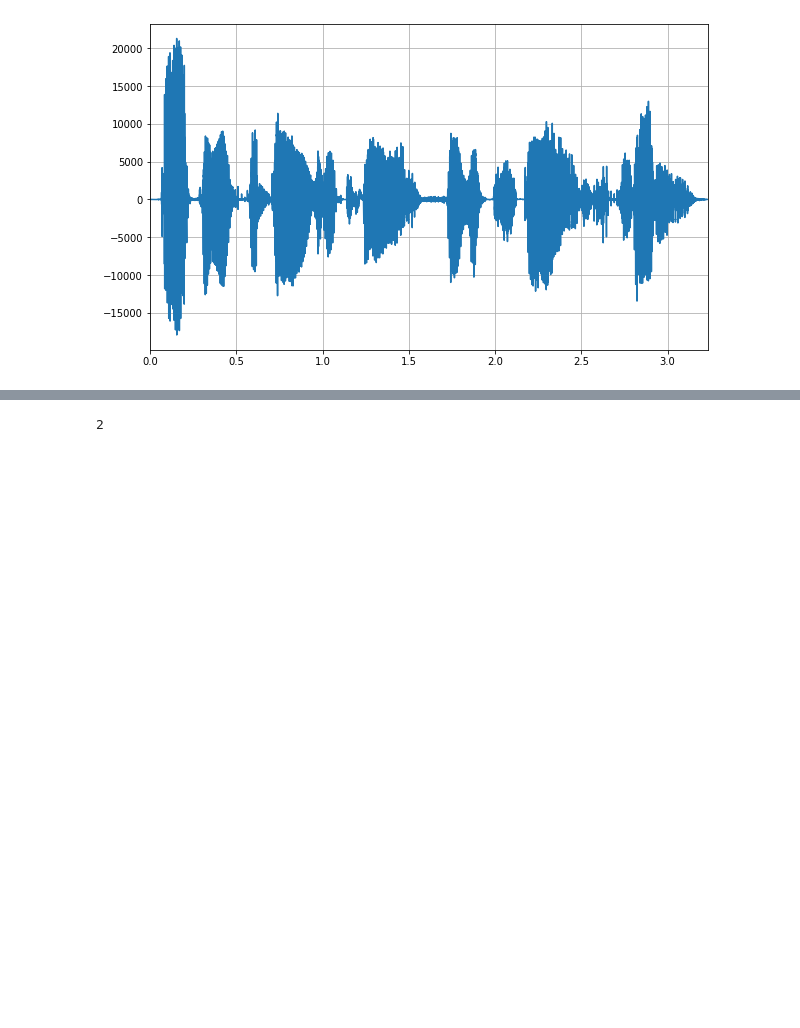
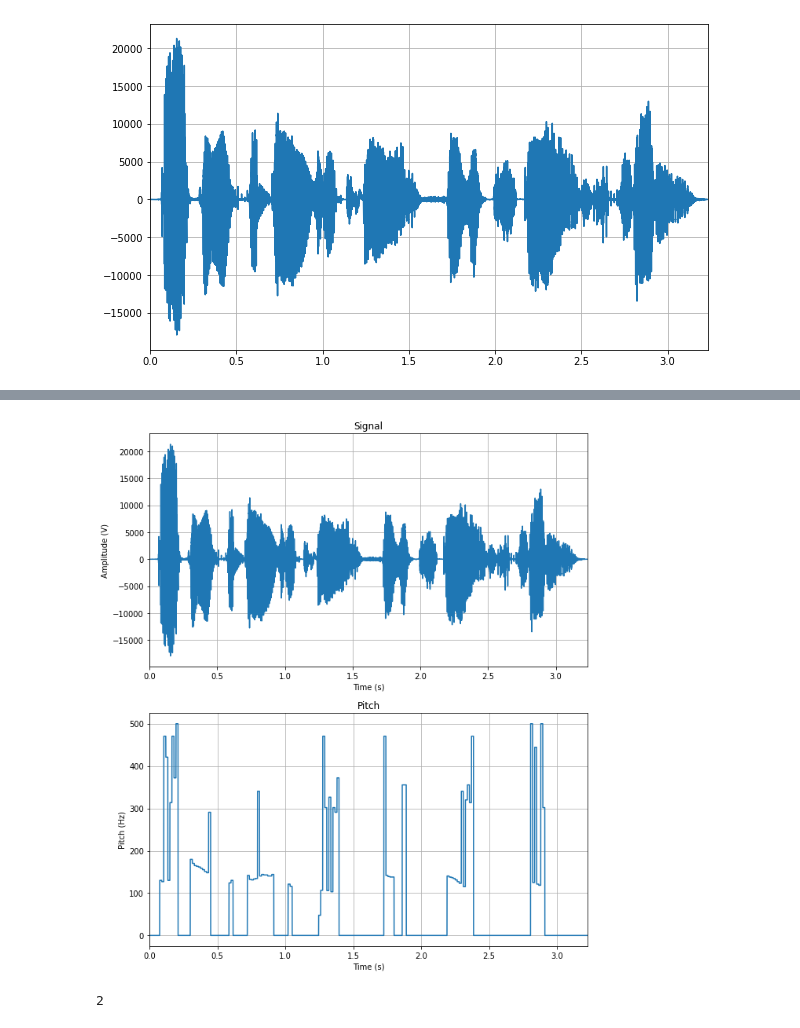
Before and after one commit to lionelGoffaux/signal-project, a Jupyter notebook: labo 2.ipynb, the cells around one changed output, grey strips where cells are left out. Drawn from its saved outputs; the diff is of its cells as text; code cells hidden in the pictures; blank space fills up the shorter version.

```diff
--- a/labo 2.ipynb
+++ b/labo 2.ipynb
@@ -50,3 +83,7 @@ utils.plot_pitch(sentence, 21, 10, fs, 5)
+# %%
+utils.plot_pitch(sentence, 21, 15, fs, 5, utils.cepstrum)
+# %% [output]
+[figure, added]
 # %%
 # def get_pitch(frame, fs, threshold=5):
 #     lags, corr = xcorr(frame, maxlag=fs//50)
```
Also changed, not shown: parts of 8 cells of this notebook, 2 other files.
